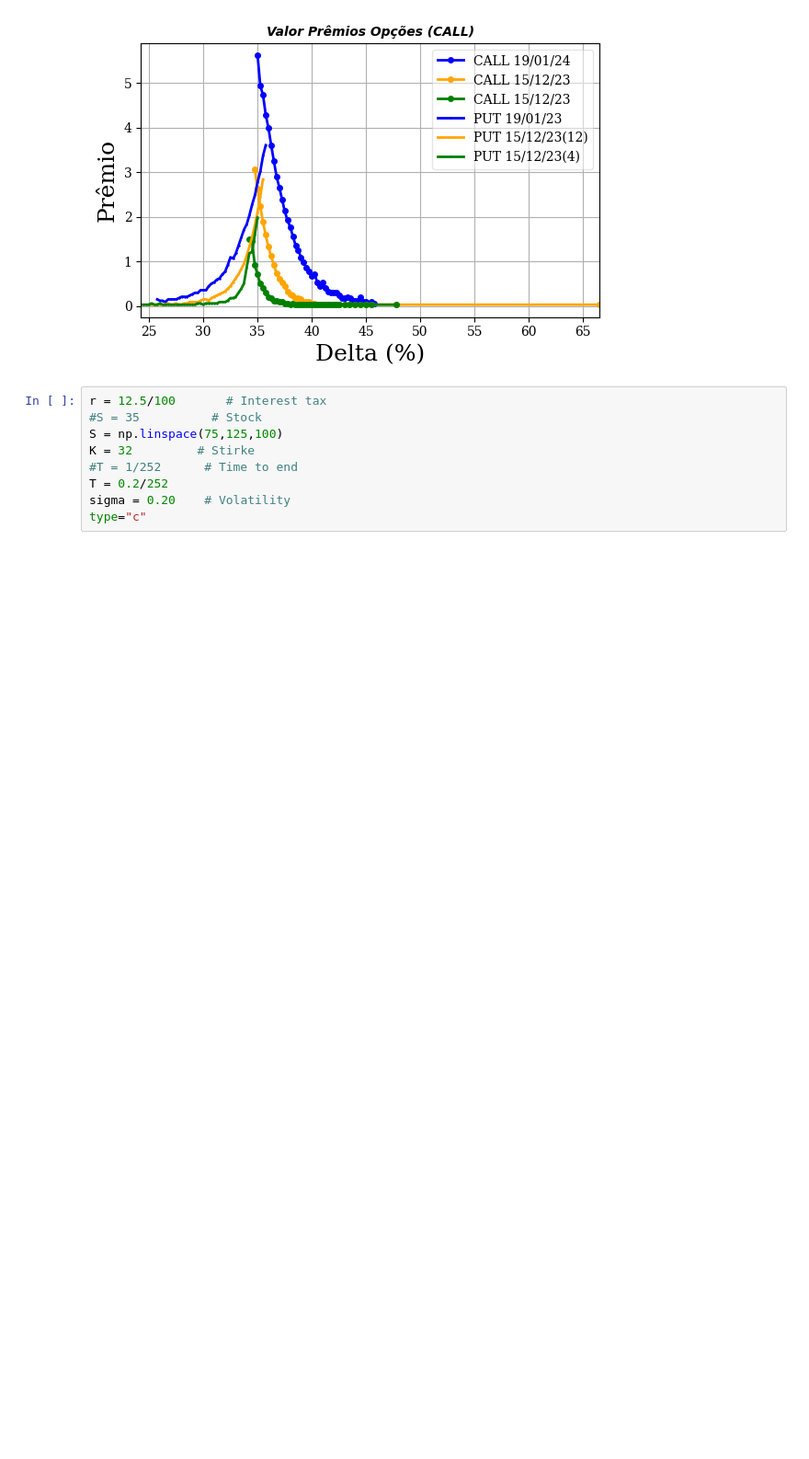
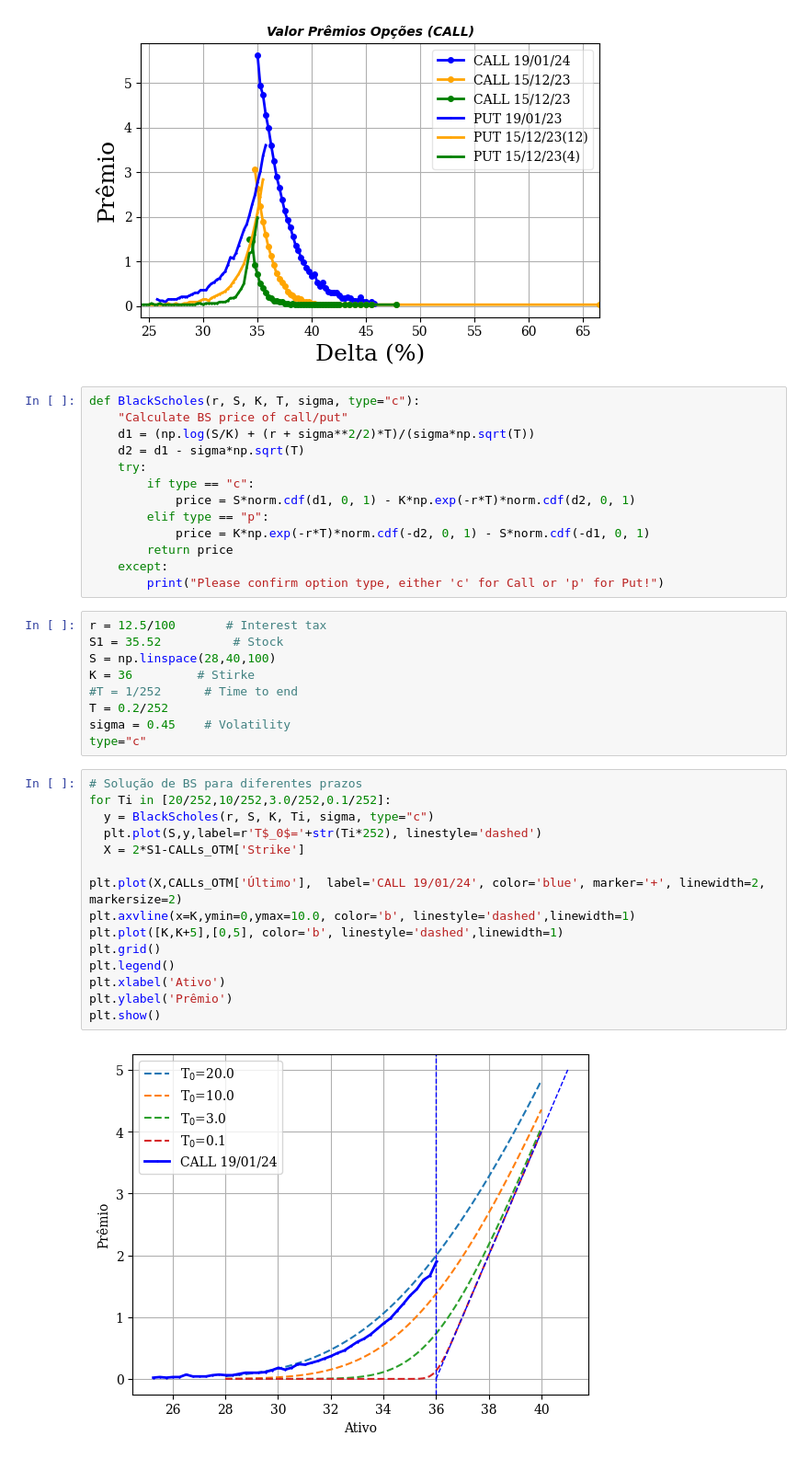
Before and after one commit to facklen/python_para_investimentos, a Jupyter notebook: Avaliação_Opções_PETR4.ipynb, the cells around one changed output. Shown at 92% size. Cells and saved outputs as stored; diff of their text form; blank space fills up the shorter version.

```diff
--- a/Avaliação_Opções_PETR4.ipynb
+++ b/Avaliação_Opções_PETR4.ipynb
@@ -118,12 +126,42 @@ plt.grid(True)
 plt.show()
 # %% [output]
 [figure]
+# %%
+def BlackScholes(r, S, K, T, sigma, type="c"):
+    "Calculate BS price of call/put"
+    d1 = (np.log(S/K) + (r + sigma**2/2)*T)/(sigma*np.sqrt(T))
+    d2 = d1 - sigma*np.sqrt(T)
+    try:
+        if type == "c":
+            price = S*norm.cdf(d1, 0, 1) - K*np.exp(-r*T)*norm.cdf(d2, 0, 1)
+        elif type == "p":
+            price = K*np.exp(-r*T)*norm.cdf(-d2, 0, 1) - S*norm.cdf(-d1, 0, 1)
+        return price
+    except:
+        print("Please confirm option type, either 'c' for Call or 'p' for Put!")
 # %%
 r = 12.5/100       # Interest tax
-#S = 35          # Stock
-S = np.linspace(75,125,100)
-K = 32         # Stirke
+S1 = 35.52          # Stock
+S = np.linspace(28,40,100)
+K = 36         # Stirke
 #T = 1/252      # Time to end
 T = 0.2/252
-sigma = 0.20    # Volatility
+sigma = 0.45    # Volatility
 type="c"
+# %%
+# Solução de BS para diferentes prazos
+for Ti in [20/252,10/252,3.0/252,0.1/252]:
+  y = BlackScholes(r, S, K, Ti, sigma, type="c")
+  plt.plot(S,y,label=r'T$_0$='+str(Ti*252), linestyle='dashed')
+  X = 2*S1-CALLs_OTM['Strike']
+
+plt.plot(X,CALLs_OTM['Último'],  label='CALL 19/01/24', color='blue', marker='+', linewidth=2, markersize=2)
+plt.axvline(x=K,ymin=0,ymax=10.0, color='b', linestyle='dashed',linewidth=1)
+plt.plot([K,K+5],[0,5], color='b', linestyle='dashed',linewidth=1)
+plt.grid()
+plt.legend()
+plt.xlabel('Ativo')
+plt.ylabel('Prêmio')
+plt.show()
+# %% [output]
+[figure, added]
```
Also changed, not shown: parts of 5 cells of this notebook.
